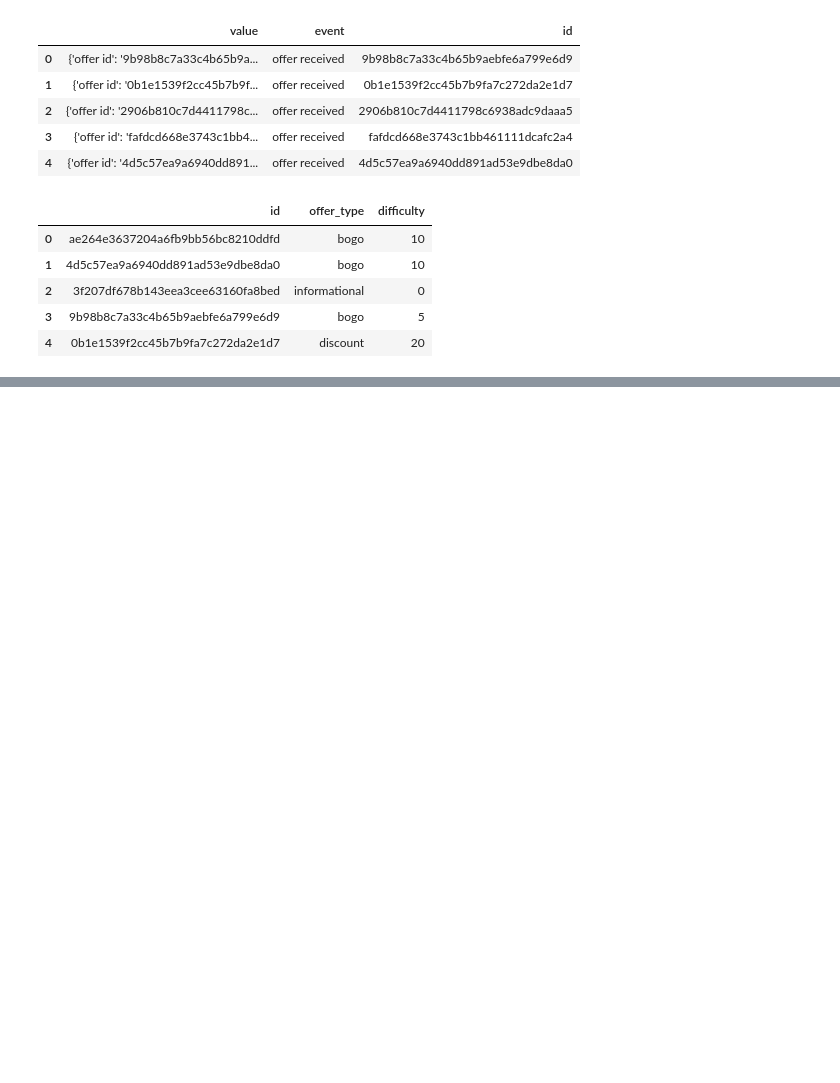
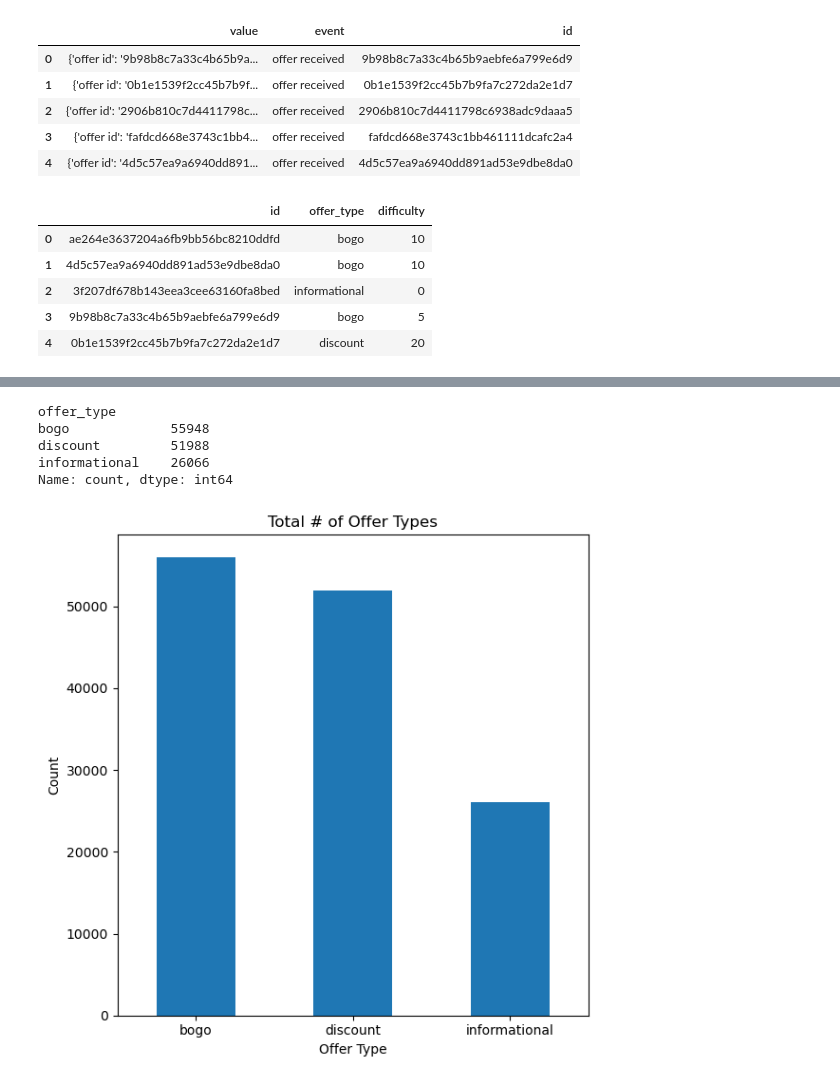
Before and after one commit to tnazikian/Udacity-Data-Scientist-Capstone, a Jupyter notebook: Starbucks_Capstone_notebook.ipynb, the cells around one changed output, grey strips where cells are left out. Cells and saved outputs as stored; diff of their text form; code cells hidden in the pictures; blank space fills up the shorter version.

```diff
--- a/Starbucks_Capstone_notebook.ipynb
+++ b/Starbucks_Capstone_notebook.ipynb
@@ -201,4 +203,4 @@ portfolio_subset.head()
 | 3 | 9b98b8c7a33c4b65b9aebfe6a799e6d9 | bogo | 5 |
 | 4 | 0b1e1539f2cc45b7b9fa7c272da2e1d7 | discount | 20 |
 # %%
-pd.merge(transcript_subset, portfolio_subset, on='id', how='inner')
+merged = pd.merge(transcript_subset, portfolio_subset, on='id', how='inner')
@@ -238,0 +216,26 @@ Type:      function
+# %%
+merged_counts = merged['offer_type'].value_counts()
+# %%
+merged_counts
+# %% [output]
+offer_type
+bogo             55948
+discount         51988
+informational    26066
+Name: count, dtype: int64
+# %%
+plt.figure(figsize=(6, 6))
+
+# Create bar chart
+merged_counts.plot(kind='bar')
+
+# Customize the chart
+plt.title("Total # of Offer Types")
+plt.xlabel("Offer Type")
+plt.ylabel("Count")
+plt.xticks(rotation=0)
+
+plt.tight_layout()
+plt.show()
+# %% [output]
+[figure, added]
```
Also changed, not shown: parts of 8 cells of this notebook.
